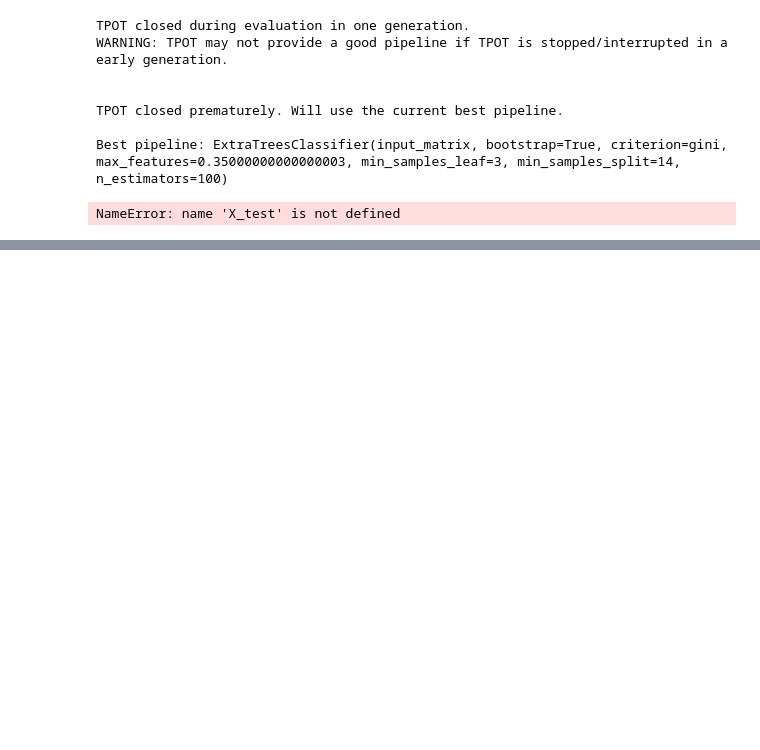
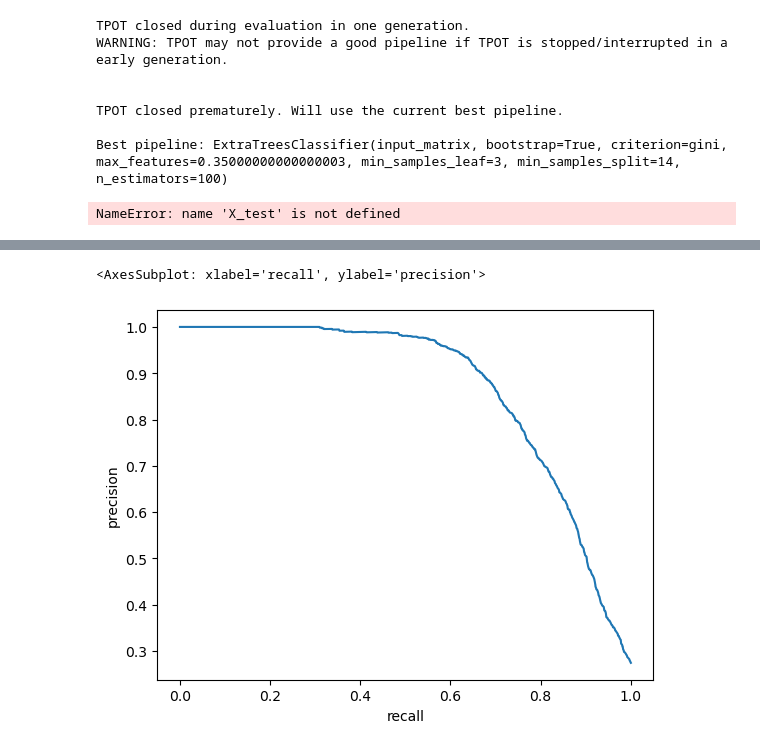
Before and after one commit to marcottelab/leca-proteomics, a Jupyter notebook: notebooks/test_tpot.ipynb, the cells around one changed output, grey strips where cells are left out. Saved outputs shown, nothing was run; the diff lists cells and outputs as text; code cells hidden in the pictures; blank space fills up the shorter version.

```diff
--- a/notebooks/test_tpot.ipynb
+++ b/notebooks/test_tpot.ipynb
@@ -95,0 +153,3 @@ NameError: name 'X_test' is not defined
+# %%
+ids = fmat[label_cols[0]][test_index]
+ids
@@ -95,0 +169,34 @@ NameError: name 'X_test' is not defined
+# %%
+df = pd.DataFrame()
+df['ID'] = ids
+df['label'] = y_test
+df['ppi_score'] = pos_prob
+df.sort_values('ppi_score', inplace=True, ascending=False)
+df.reset_index(inplace=True, drop=True)
+# %%
+print(f"Computing precision/recall ...")
+tp_count = 0
+fp_count = 0
+p_list = []
+r_list = []
+f_list = []
+all_pos = len(df[df['label'] == 1])
+
+for i in range(len(df)):
+
+    if df['label'][i] == 1:
+        tp_count += 1
+    else:
+        fp_count += 1
+
+    tps = tp_count
+    fps = fp_count
+    fns = all_pos - tps
+
+    precision = tps/(tps+fps)
+    recall = tps/(tps+fns)
+    fdr = 1 - precision
+
+    p_list.append(float(precision))
+    r_list.append(float(recall))
+    f_list.append(float(fdr))
@@ -95,0 +205,5 @@ NameError: name 'X_test' is not defined
+# %%
+df['precision'] = p_list
+df['recall'] = r_list
+df['fdr'] = f_list
+df
@@ -95,0 +227,6 @@ NameError: name 'X_test' is not defined
+# %%
+import seaborn as sns
+sns.lineplot(data=df, x="recall", y="precision")
+# %% [output]
+<AxesSubplot: xlabel='recall', ylabel='precision'>
+[figure, added]
```
Also changed, not shown: parts of 27 cells of this notebook, 5 other files.
